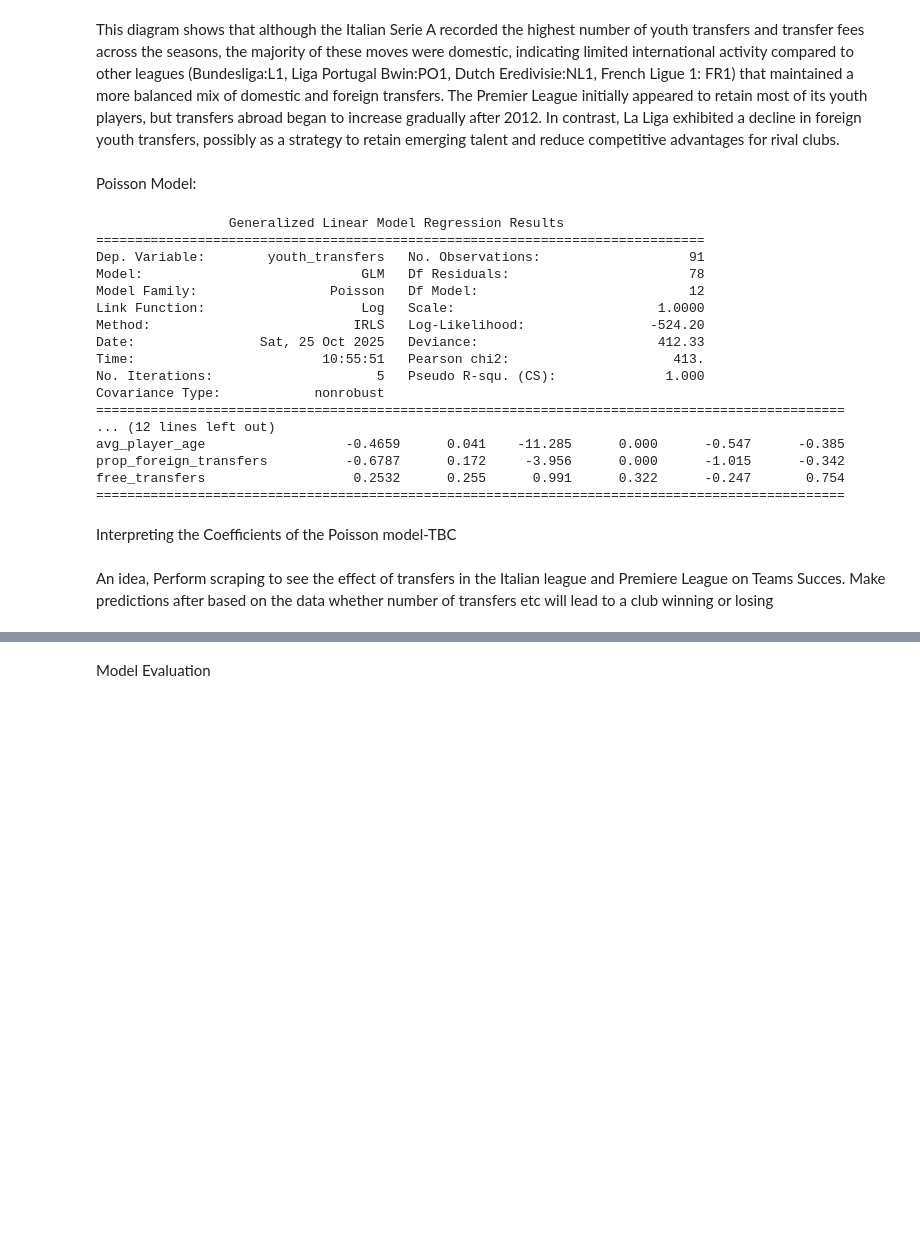
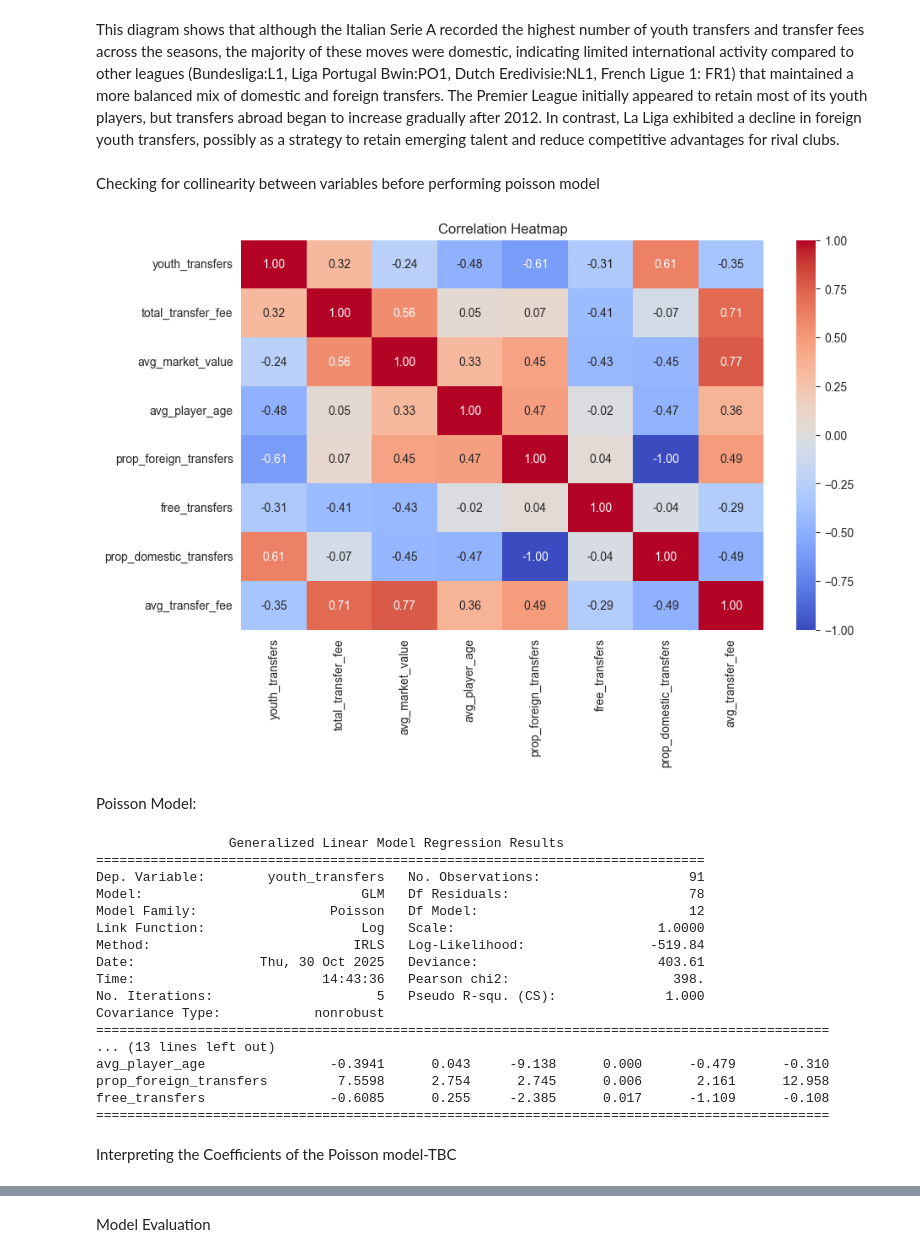
Before and after one commit to S-amuzu/CIP_G103, a Jupyter notebook: CIP.ipynb, the cells around one changed output, grey strips where cells are left out. Cells and saved outputs as stored; diff of their text form; code cells hidden in the pictures; blank space fills up the shorter version.

```diff
--- a/CIP.ipynb
+++ b/CIP.ipynb
@@ -649,13 +656,14 @@ league_season = (
         # Target Variable
         youth_transfers = ("player_id", "count"),
         # Financial metrics
-        median_transfer_fee = ("transfer_fee_amnt", lambda x: round(x.median(), 2)),
+        avg_transfer_fee = ("transfer_fee_amnt", lambda x: round(x.mean(), 2)),
         total_transfer_fee = ("transfer_fee_amnt", lambda x: round( x.sum(), 2)),
         avg_market_value = ("market_val_amnt", lambda x: round(x.mean(), 2)),
         # Player demographic
         avg_player_age = ("player_age", lambda x: round(x.mean(), 2)),
         # Player Destination Country
         prop_foreign_transfers = ("transfer_type", "mean"),
+        prop_domestic_transfers = ("transfer_type", lambda x: 1 - x.mean()),
         # Free Transfers
         free_transfers = ("is_free", lambda x: round(x.mean(), 2))
     )
@@ -672,10 +680,12 @@ fig1 = px.bar(
      color="league",
     hover_data= ["youth_transfers",
                  "total_transfer_fee",
+                 "avg_transfer_fee",
                  "avg_market_value",
                  "avg_player_age",
                  "prop_foreign_transfers",
-                 "free_transfers"],
+                 "free_transfers",
+                 "prop_domestic_transfers"],
     title="Youth Transfer Trends Over Time by League",
     template="plotly_dark"
 )
@@ -716,15 +733,39 @@ fig2.update_yaxes(tickformat=".0%")  # Convert 0.65 → 65%
 fig2.show()
 # %% [markdown]
 This diagram shows that although the Italian Serie A recorded the highest number of youth transfers and transfer fees across the seasons, the majority of these moves were domestic, indicating limited international activity compared to other leagues (Bundesliga:L1, Liga Portugal Bwin:PO1, Dutch Eredivisie:NL1, French Ligue 1: FR1) that maintained a more balanced mix of domestic and foreign transfers. The Premier League initially appeared to retain most of its youth players, but transfers abroad began to increase gradually after 2012. In contrast, La Liga exhibited a decline in foreign youth transfers, possibly as a strategy to retain emerging talent and reduce competitive advantages for rival clubs.
+# %% [markdown]
+Checking for collinearity between variables before performing poisson model
+# %%
+numeric_cols = [
+    "youth_transfers",
+    "total_transfer_fee",
+    "avg_market_value",
+    "avg_player_age",
+    "prop_foreign_transfers",
+    "free_transfers",
+    "prop_domestic_transfers",
+    "avg_transfer_fee"
+]
+
+corr = league_season[numeric_cols].corr()
+
+plt.figure(figsize=(10, 6))
+sns.heatmap(corr, annot=True, cmap="coolwarm", fmt=".2f")
+plt.title("Correlation Heatmap")
+plt.show()
+# %% [output]
+[figure, added]
 # %% [markdown]
 Poisson Model:
 # %%
 # Poisson regression model
 glm_youth = smf.glm(
-    formula="youth_transfers ~ np.log1p(total_transfer_fee) "
+    formula="youth_transfers ~ "
+            "+ np.log1p(avg_transfer_fee)"
             "+ np.log1p(avg_market_value)"
             " + C(league) "
             "+ season "
+            "+ prop_domestic_transfers"
             "+ avg_player_age "
             "+ prop_foreign_transfers"
             " + free_transfers",
@@ -739,18 +780,16 @@ Dep. Variable:        youth_transfers   No. Observations:                   91
 Model:                            GLM   Df Residuals:                       78
 Model Family:                 Poisson   Df Model:                           12
 Link Function:                    Log   Scale:                          1.0000
-Method:                          IRLS   Log-Likelihood:                -524.20
-Date:                Sat, 25 Oct 2025   Deviance:                       412.33
-Time:                        10:55:51   Pearson chi2:                     413.
+Method:                          IRLS   Log-Likelihood:                -519.84
+Date:                Thu, 30 Oct 2025   Deviance:                       403.61
+Time:                        14:43:36   Pearson chi2:                     398.
 No. Iterations:                     5   Pseudo R-squ. (CS):              1.000
 Covariance Type:            nonrobust
-================================================================================================
-... (12 lines left out)
-avg_player_age                  -0.4659      0.041    -11.285      0.000      -0.547      -0.385
-prop_foreign_transfers          -0.6787      0.172     -3.956      0.000      -1.015      -0.342
-free_transfers                   0.2532      0.255      0.991      0.322      -0.247       0.754
-================================================================================================
+==============================================================================================
+... (13 lines left out)
+avg_player_age                -0.3941      0.043     -9.138      0.000      -0.479      -0.310
+prop_foreign_transfers         7.5598      2.754      2.745      0.006       2.161      12.958
+free_transfers                -0.6085      0.255     -2.385      0.017      -1.109      -0.108
+==============================================================================================
 # %% [markdown]
 Interpreting the Coefficients of the Poisson model-TBC
-# %% [markdown]
-An idea, Perform scraping to see the effect of transfers in the Italian league and Premiere League on Teams Succes. Make predictions after based on the data whether number of transfers etc will lead to a club winning or losing
```
Also changed, not shown: parts of 14 cells of this notebook.
